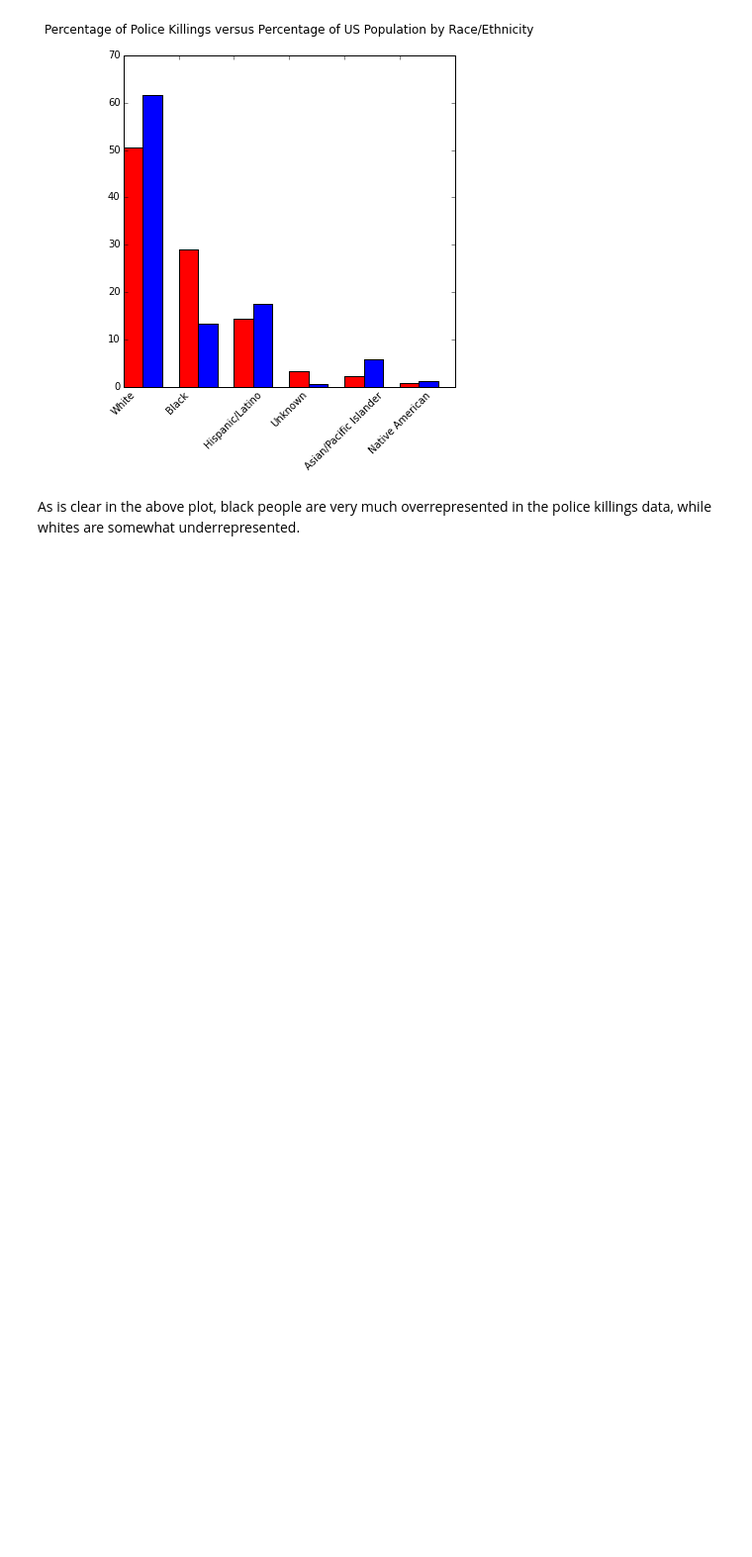
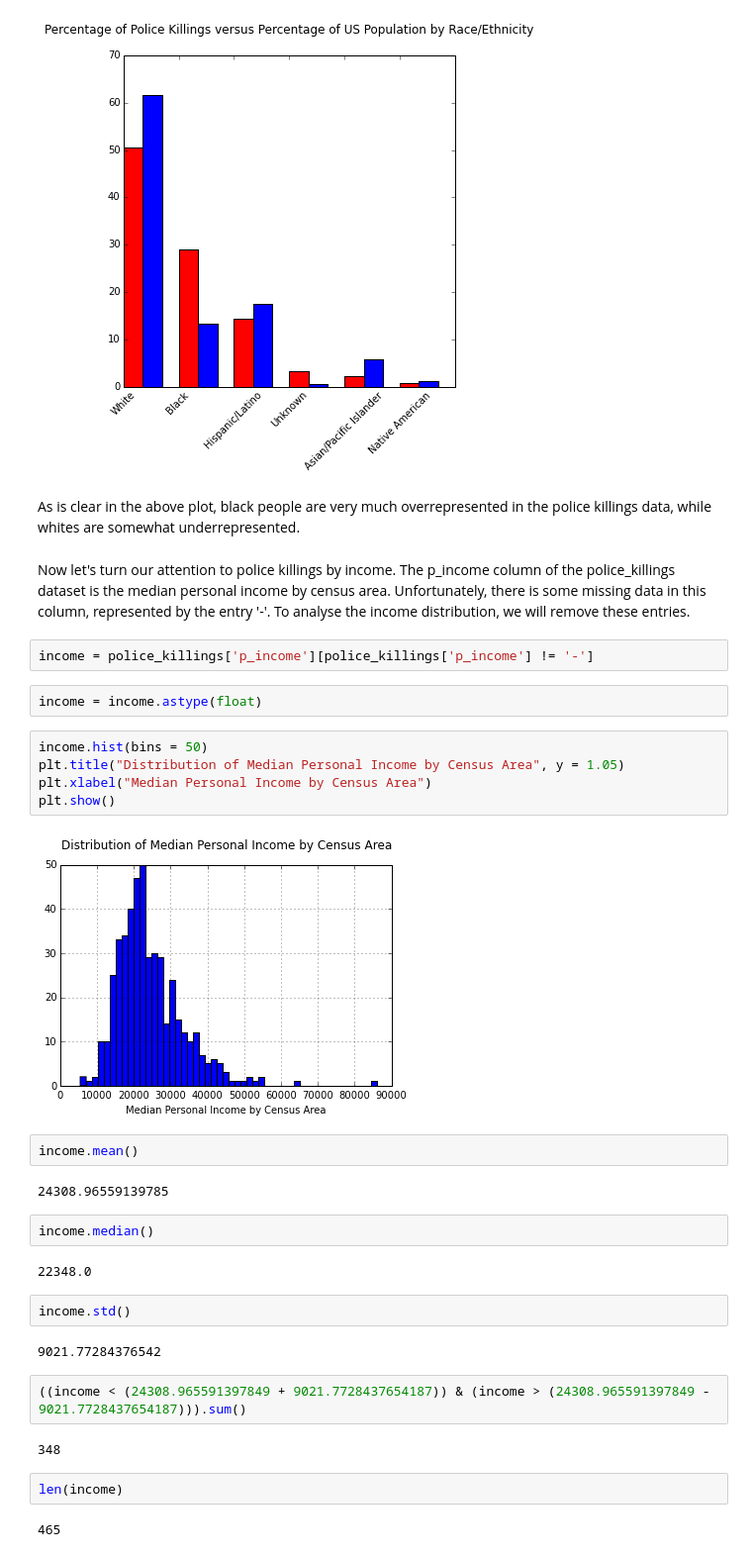
Before and after one commit to bdcallen/Data-Science-Portfolio, a Jupyter notebook: police_killings.ipynb, the cells around one changed output. Shown at 99% size. Saved outputs shown, nothing was run; the diff lists cells and outputs as text; blank space fills up the shorter version.

```diff
--- a/police_killings.ipynb
+++ b/police_killings.ipynb
@@ -91,3 +91,36 @@ plt.show()
 [figure]
 # %% [markdown]
 As is clear in the above plot, black people are very much overrepresented in the police killings data, while whites are somewhat underrepresented.
+# %% [markdown]
+Now let's turn our attention to police killings by income. The p_income column of the police_killings dataset is the median personal income by census area. Unfortunately, there is some missing data in this column, represented by the entry '-'. To analyse the income distribution, we will remove these entries.
+# %%
+income = police_killings['p_income'][police_killings['p_income'] != '-']
+# %%
+income = income.astype(float)
+# %%
+income.hist(bins = 50)
+plt.title("Distribution of Median Personal Income by Census Area", y = 1.05)
+plt.xlabel("Median Personal Income by Census Area")
+plt.show()
+# %% [output]
+[figure, added]
+# %%
+income.mean()
+# %% [output]
+24308.96559139785
+# %%
+income.median()
+# %% [output]
+22348.0
+# %%
+income.std()
+# %% [output]
+9021.77284376542
+# %%
+((income < (24308.965591397849 + 9021.7728437654187)) & (income > (24308.965591397849 - 9021.7728437654187))).sum()
+# %% [output]
+348
+# %%
+len(income)
+# %% [output]
+465
```
Also changed, not shown: parts of 8 cells of this notebook.
